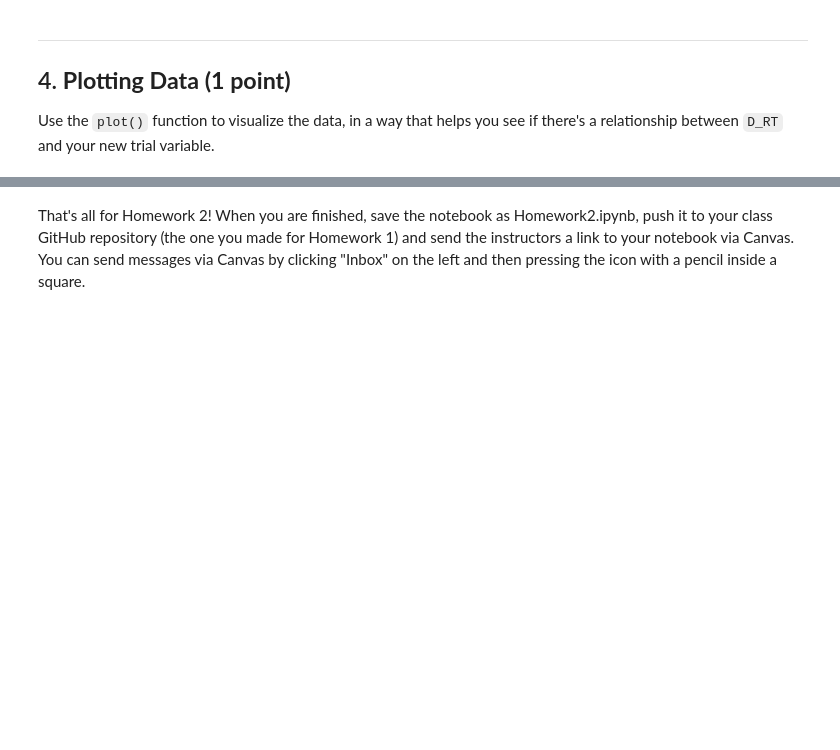
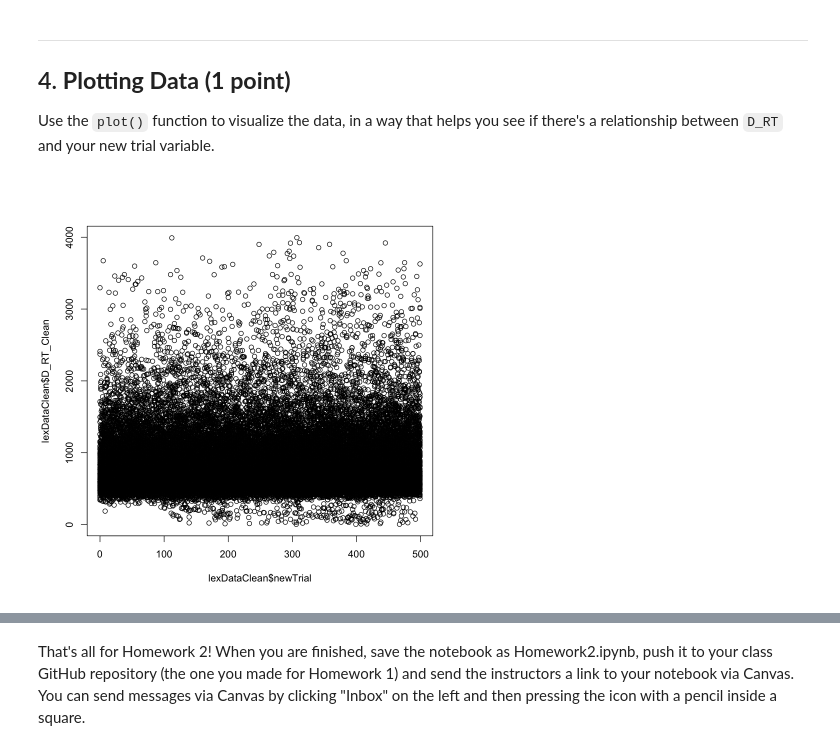
Before and after one commit to jluetkeh/Luetkehans_DSPN_S22, a Jupyter notebook: JosephLuetkehansHW2.ipynb, the cells around one changed output, grey strips where cells are left out. Cells and saved outputs as stored; diff of their text form; code cells hidden in the pictures; blank space fills up the shorter version.

```diff
--- a/JosephLuetkehansHW2.ipynb
+++ b/JosephLuetkehansHW2.ipynb
@@ -14,11 +14,22 @@ This data is a subset of the [English Lexicon Project database](https://elexicon
 
 Use the `setwd` and `read.csv` functions to load the data table from the **LexicalData_toclean.csv** file. Use the `head` function to look at the first few rows of the data.
 # %%
+library(tidyverse)
+library(here)
+library(skimr)
+library(janitor)
+library(psych)
+library(reshape2)
+library(dplyr)
+
 # INSERT CODE HERE
-# If you are running this on your local computer, wet your workign directory to
+# If you are running this on your local computer, set your workign directory to
 # the location of the lexDat data by setting your harddrive. Uncomment this line
 # and change the location to where it is on your computer.
-#setwd("~/Documents/PittCMU/G3/DSPN/DataSciencePsychNeuro/Homeworks/lexDat")
+setwd("~/Documents/GitHub/Luetkehans_DSPN_S22/data")
 
 # If you are running this on Colab, then use something like this.
 # system("gdown --id 1wSvRPME5NimUDa0t3WqNSGzimLB1uNa7")
+
+lexDataToClean <- read.csv("LexicalData_toclean.csv")
+head(lexDataToClean)
@@ -38,0 +58,7 @@ Write code that will copy the data to a new variable and make the above changes.
+# %%
+lexDataClean <- lexDataToClean %>%
+mutate(D_RT_Clean = as.numeric(gsub(",", "", as.character(D_RT)))) %>%
+na.omit() %>%
+filter(D_RT_Clean > 0)
+
+lexDataClean
@@ -58,0 +111,5 @@ Now, we'll use `mutate` to re-number the trials, starting from 0 instead of 1. M
+# %%
+lexDataClean <- lexDataClean %>%
+mutate(newTrial = Trial - 1)
+
+lexDataClean
@@ -65,0 +141,9 @@ Use the `plot()` function to visualize the data, in a way that helps you see if
+# %%
+plot(x = lexDataClean$newTrial, y = lexDataClean$D_RT_Clean)
+
+#This scatterplot isn't very helpful for determining whether there is a relationship between
+#reaction time and trial #.
+
+#I will try a few other plotting options, such as plotting the mean reaction time for each trial.
+# %% [output]
+[figure, added]
```
Also changed, not shown: parts of 12 cells of this notebook.
